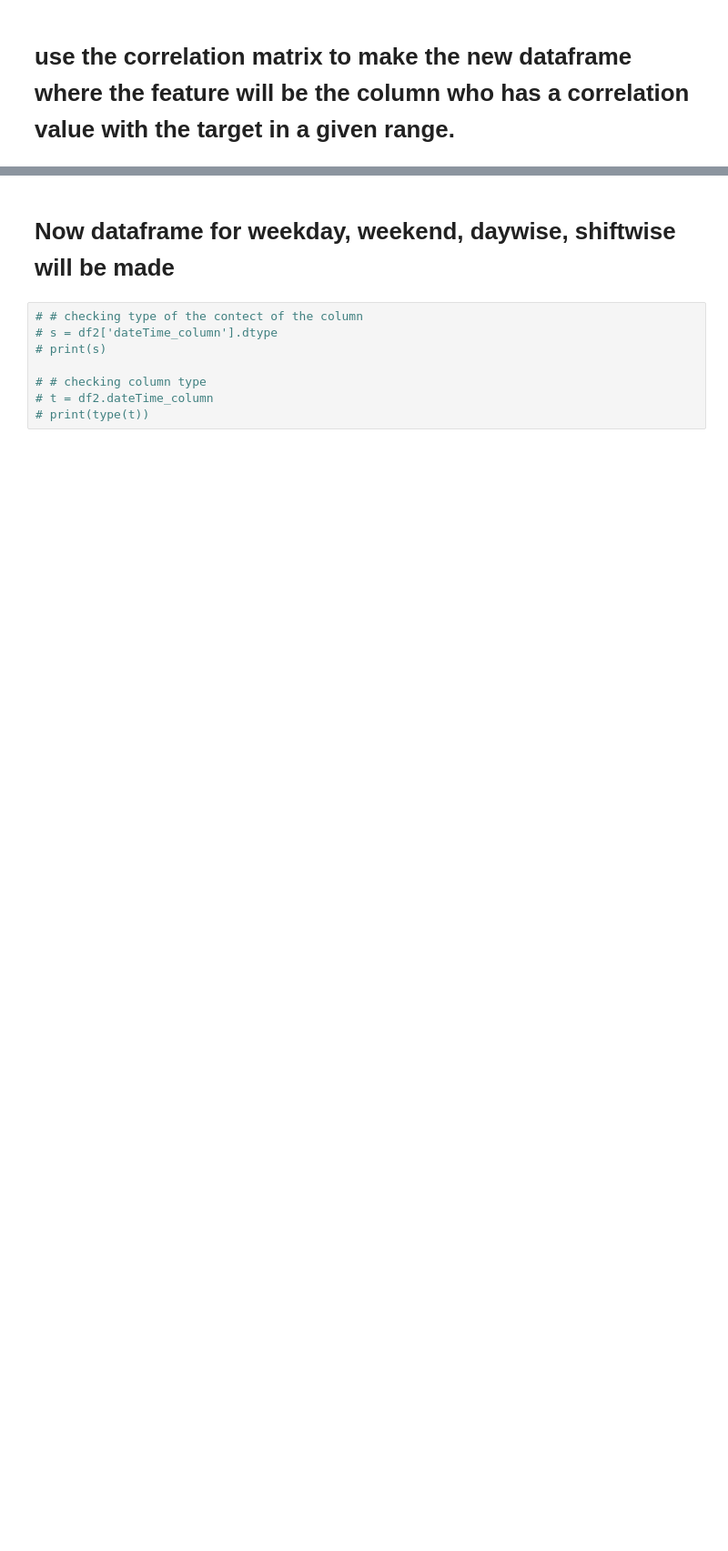
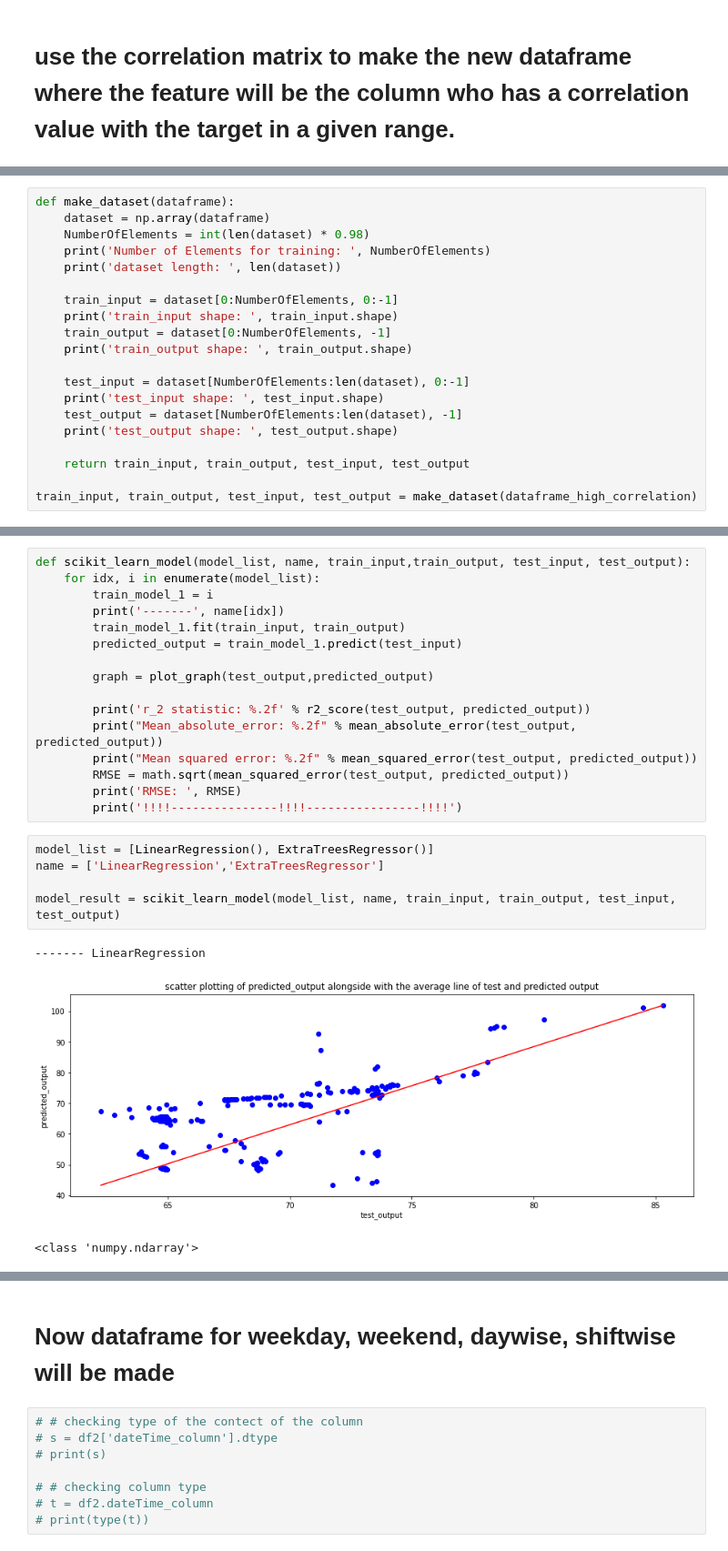
Before and after one commit to atifkarim/Time-Series-Forecasting-Using-Machine-Learning-Algorithm, a Jupyter notebook: univariate_data_for_prediction/clean.ipynb, the cells around one changed output, grey strips where cells are left out. Shown at 91% size. Drawn from its saved outputs; the diff is of its cells as text; blank space fills up the shorter version.

Commit message:
function for plotting graph test vs predicted output has added

```diff
--- a/univariate_data_for_prediction/clean.ipynb
+++ b/univariate_data_for_prediction/clean.ipynb
@@ -467,0 +499,20 @@ plt.rcParams['figure.figsize'] =(15,5)
+# %%
+def make_dataset(dataframe):
+    dataset = np.array(dataframe)
+    NumberOfElements = int(len(dataset) * 0.98)
+    print('Number of Elements for training: ', NumberOfElements)
+    print('dataset length: ', len(dataset))
+
+    train_input = dataset[0:NumberOfElements, 0:-1]
+    print('train_input shape: ', train_input.shape)
+    train_output = dataset[0:NumberOfElements, -1]
+    print('train_output shape: ', train_output.shape)
+
+    test_input = dataset[NumberOfElements:len(dataset), 0:-1]
+    print('test_input shape: ', test_input.shape)
+    test_output = dataset[NumberOfElements:len(dataset), -1]
+    print('test_output shape: ', test_output.shape)
+
+    return train_input, train_output, test_input, test_output
+
+train_input, train_output, test_input, test_output = make_dataset(dataframe_high_correlation)
@@ -467,0 +581,25 @@ plt.rcParams['figure.figsize'] =(15,5)
+# %%
+def scikit_learn_model(model_list, name, train_input,train_output, test_input, test_output):
+    for idx, i in enumerate(model_list):
+        train_model_1 = i
+        print('-------', name[idx])
+        train_model_1.fit(train_input, train_output)
+        predicted_output = train_model_1.predict(test_input)
+
+        graph = plot_graph(test_output,predicted_output)
+
+        print('r_2 statistic: %.2f' % r2_score(test_output, predicted_output))
+        print("Mean_absolute_error: %.2f" % mean_absolute_error(test_output, predicted_output))
+        print("Mean squared error: %.2f" % mean_squared_error(test_output, predicted_output))
+        RMSE = math.sqrt(mean_squared_error(test_output, predicted_output))
+        print('RMSE: ', RMSE)
+        print('!!!!---------------!!!!----------------!!!!')
+# %%
+model_list = [LinearRegression(), ExtraTreesRegressor()]
+name = ['LinearRegression','ExtraTreesRegressor']
+
+model_result = scikit_learn_model(model_list, name, train_input, train_output, test_input, test_output)
+# %% [output]
+------- LinearRegression
+[figure, added]
+<class 'numpy.ndarray'>
```
Also changed, not shown: parts of 12 cells of this notebook.
